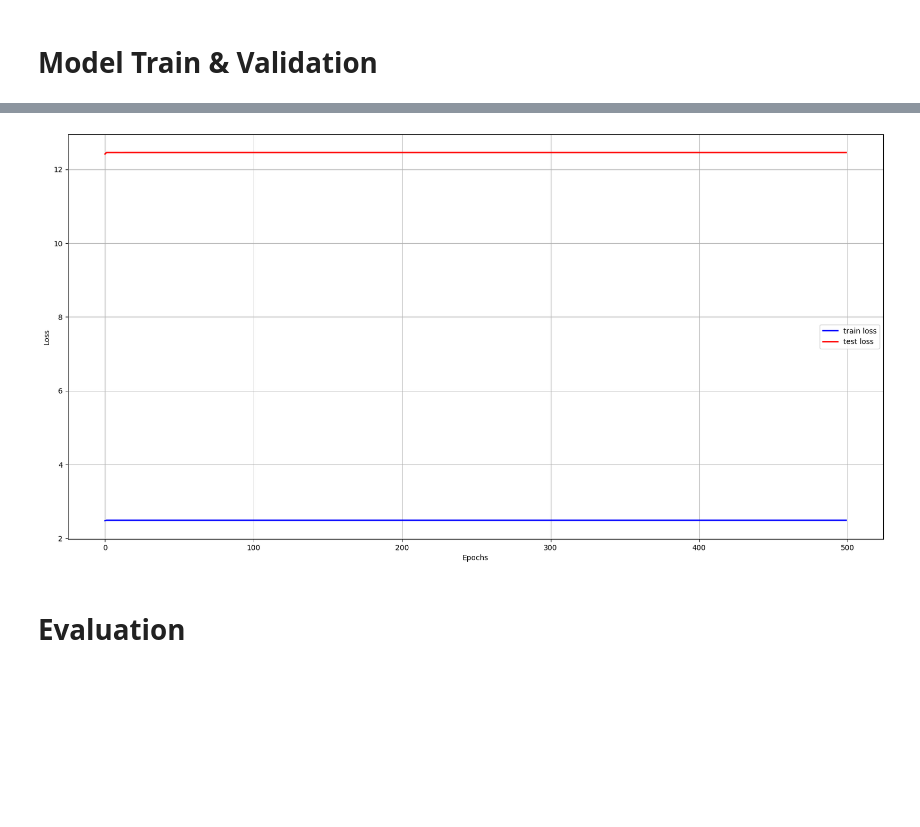
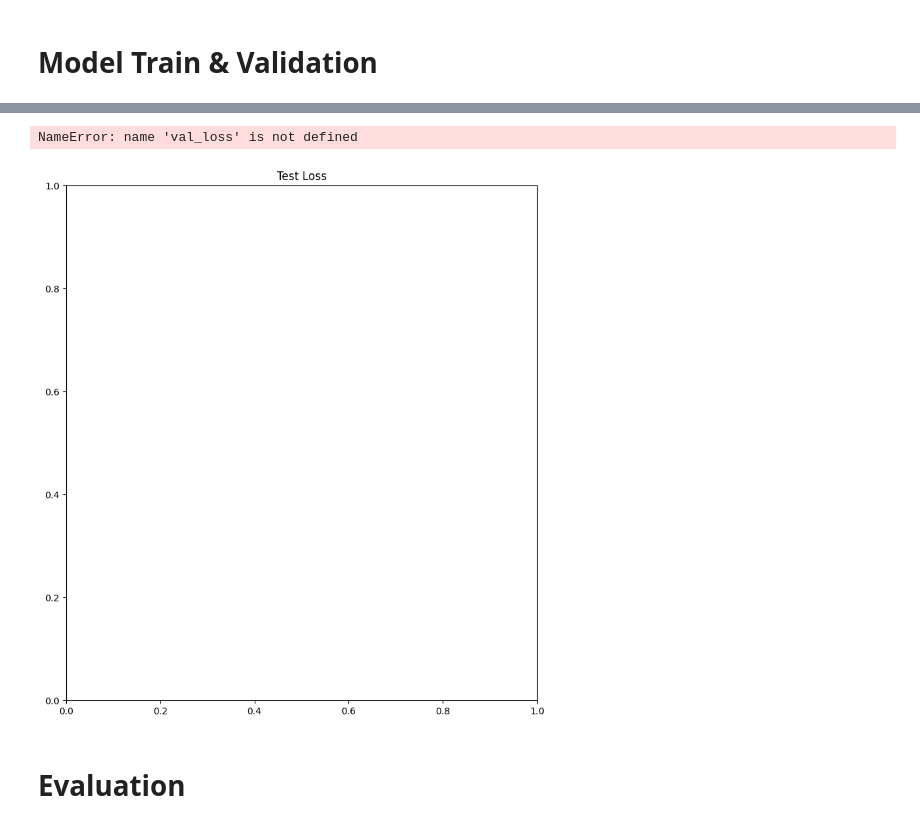
Before and after one commit to Likelion-MainHackaton-2team/Recommendation_model, a Jupyter notebook: linear_classification.ipynb, the cells around one changed output, grey strips where cells are left out. Drawn from its saved outputs; the diff is of its cells as text; code cells hidden in the pictures; blank space fills up the shorter version.

```diff
--- a/linear_classification.ipynb
+++ b/linear_classification.ipynb
@@ -200,8 +76,8 @@ class CustomDataset(Dataset):
         self.y_data = y_data
 
     def __getitem__(self, index):
-        X = self.X_data[index].astype(np.float32)
-        y = self.y_data[index].astype(np.float32)
+        X = self.X_data[index]
+        y = self.y_data[index]
         return X, y
 
     def __len__(self):
@@ -215,7 +91,7 @@ test_dataloader = DataLoader(test_dataset, batch_size=BATCH_SIZE, shuffle=True)
 # %% [markdown]
 # Model
 # %%
-device = torch.device('mps')
+device = torch.device('cpu')
 # %%
 class Model(nn.Module):
     def __init__(self, input_dim, output_dim):
@@ -252,0 +161,9 @@ criterion = nn.CrossEntropyLoss()
+# %%
+optimizer = optim.SGD(model.parameters(), lr=0.03)
+criterion = nn.MSELoss()
+scheduler = optim.lr_scheduler.LambdaLR(
+    optimizer,
+    lr_lambda=lambda epoch: 0.95 ** epoch,
+    last_epoch=-1,
+    verbose=True
+)
@@ -262,17 +181,18 @@ for epoch in range(EPOCHS):
     running_loss = 0.0
     for idx, data in tqdm(enumerate(train_dataloader), total=len(train_dataloader), desc=f"Train Epoch {epoch+1}/{EPOCHS}, Train Loss: {running_loss / len(train_dataloader)}"):
         X_data, y_data = data
-        X_data = X_data.to(device)
+        X_data = X_data.to(device).reshape(-1, 6)
         y_data = y_data.to(device)
 
         optimizer.zero_grad()
-        y_pred = model(X_data)
+        y_pred = model(X_data).reshape(-1, 6)
 
         loss = criterion(y_pred, y_data)
         running_loss += loss.item()
 
         loss.backward()
         optimizer.step()
+    scheduler.step()
     train_loss.append(running_loss / len(train_dataloader))
 
     model.eval()
@@ -281,10 +201,10 @@ for epoch in range(EPOCHS):
         total = 0
         for idx, data in tqdm(enumerate(test_dataloader), total=len(test_dataloader), desc=f"Test Epoch {epoch+1}/{EPOCHS}, Test Loss: {running_loss / len(test_dataloader)}"):
             X_data, y_data = data
-            X_data = X_data.to(device)
+            X_data = X_data.to(device).reshape(-1, 6)
             y_data = y_data.to(device)
 
-            y_pred = model(X_data)
+            y_pred = model(X_data).reshape(-1, 6)
             loss = criterion(y_pred, y_data)
             running_loss += loss.item()
 
@@ -297,14 +231,24 @@ for epoch in range(EPOCHS):
 # %%
 plt.figure(figsize=(20, 10))
-plt.plot(train_loss, label='train loss', color='blue', linewidth=2)
+
+plt.subplot(1, 2, 1)
+plt.title("Test Loss")
 plt.plot(val_loss, label='test loss', color='red', linewidth=2)
 plt.xlabel('Epochs')
 plt.ylabel('Loss')
-plt.legend()
-plt.grid()
+plt.grid(True)
+
+plt.subplot(1, 2, 2)
+plt.title("Train Loss")
+plt.plot(train_loss, label='train loss', color='blue', linewidth=2)
+plt.xlabel('Epochs')
+plt.ylabel('Loss')
+plt.grid(True)
+
 plt.show()
 # %% [output]
+NameError: name 'val_loss' is not defined
-[figure, old version]
+[figure, new version]
 # %% [markdown]
 # Evaluation
 # %%
```
Also changed, not shown: parts of 24 cells of this notebook, 5 other files.
